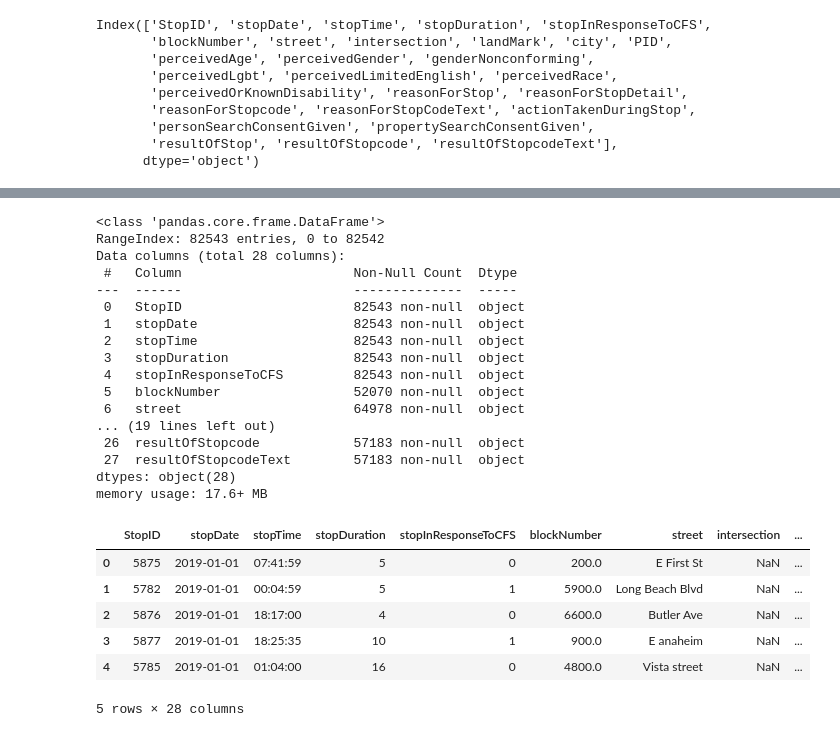
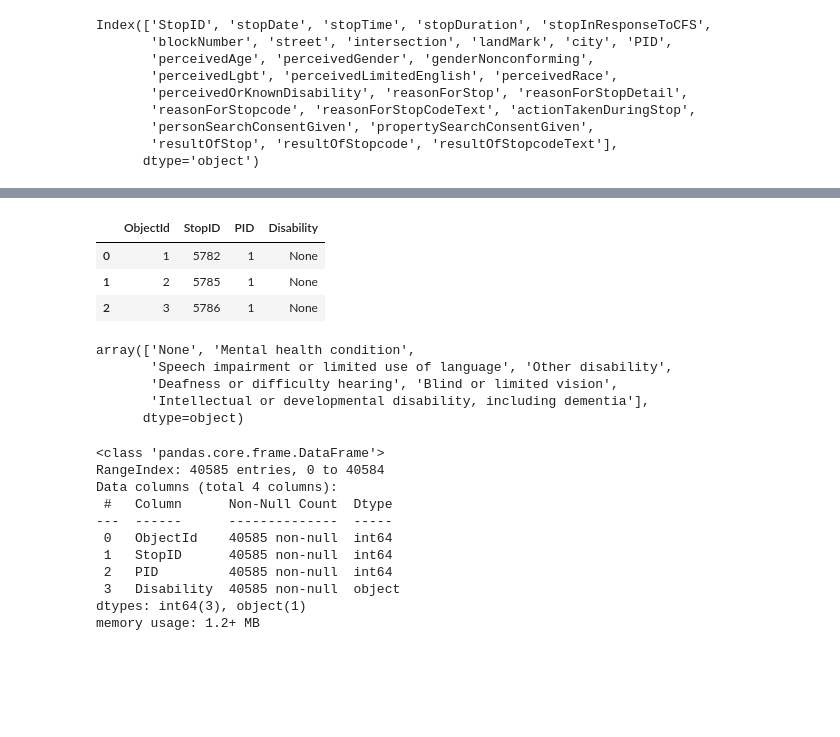
Before and after one commit to tsamba120/Long-Beach-Policing-Analysis, a Jupyter notebook: cleaning_notebooks/pre_EDA_cleaning.ipynb, the cells around one changed output, grey strips where cells are left out. Cells and saved outputs as stored; diff of their text form; code cells hidden in the pictures; blank space fills up the shorter version.

```diff
--- a/pre_EDA_cleaning.ipynb
+++ b/cleaning_notebooks/pre_EDA_cleaning.ipynb
@@ -88,30 +142,31 @@ Index(['StopID', 'stopDate', 'stopTime', 'stopDuration', 'stopInResponseToCFS',
+# %%
+disability_df.rename(columns= lambda x: re.sub('properties.', '', x), inplace=True)
+disability_df.rename(columns= lambda x: re.sub('perceivedOrKnown', '', x), inplace=True)
+disability_df.head(3)
+# %% [output]
+|  | ObjectId | StopID | PID | Disability |
+| 0 | 1 | 5782 | 1 | None |
+| 1 | 2 | 5785 | 1 | None |
+| 2 | 3 | 5786 | 1 | None |
+# %%
+disability_df['Disability'].unique()
+# %% [output]
+array(['None', 'Mental health condition',
+       'Speech impairment or limited use of language', 'Other disability',
+       'Deafness or difficulty hearing', 'Blind or limited vision',
+       'Intellectual or developmental disability, including dementia'],
+      dtype=object)
 # %%
-df.info()
+disability_df.info()
 # %% [output]
 <class 'pandas.core.frame.DataFrame'>
-RangeIndex: 82543 entries, 0 to 82542
-Data columns (total 28 columns):
- #   Column                      Non-Null Count  Dtype
----  ------                      --------------  -----
- 0   StopID                      82543 non-null  object
- 1   stopDate                    82543 non-null  object
- 2   stopTime                    82543 non-null  object
- 3   stopDuration                82543 non-null  object
- 4   stopInResponseToCFS         82543 non-null  object
- 5   blockNumber                 52070 non-null  object
- 6   street                      64978 non-null  object
-... (19 lines left out)
- 26  resultOfStopcode            57183 non-null  object
- 27  resultOfStopcodeText        57183 non-null  object
-dtypes: object(28)
-memory usage: 17.6+ MB
+RangeIndex: 40585 entries, 0 to 40584
+Data columns (total 4 columns):
+ #   Column      Non-Null Count  Dtype
+---  ------      --------------  -----
+ 0   ObjectId    40585 non-null  int64
+ 1   StopID      40585 non-null  int64
+ 2   PID         40585 non-null  int64
+ 3   Disability  40585 non-null  object
+dtypes: int64(3), object(1)
+memory usage: 1.2+ MB
-# %%
-df.head(5)
-# %% [output]
-|  | StopID | stopDate | stopTime | stopDuration | stopInResponseToCFS | blockNumber | street | intersection | ... |
-| 0 | 5875 | 2019-01-01 | 07:41:59 | 5 | 0 | 200.0 | E First St | NaN | ... |
-| 1 | 5782 | 2019-01-01 | 00:04:59 | 5 | 1 | 5900.0 | Long Beach Blvd | NaN | ... |
-| 2 | 5876 | 2019-01-01 | 18:17:00 | 4 | 0 | 6600.0 | Butler Ave | NaN | ... |
-| 3 | 5877 | 2019-01-01 | 18:25:35 | 10 | 1 | 900.0 | E anaheim | NaN | ... |
-| 4 | 5785 | 2019-01-01 | 01:04:00 | 16 | 0 | 4800.0 | Vista street | NaN | ... |
-5 rows × 28 columns
```
Also changed, not shown: parts of 20 cells of this notebook, 3 other files.
